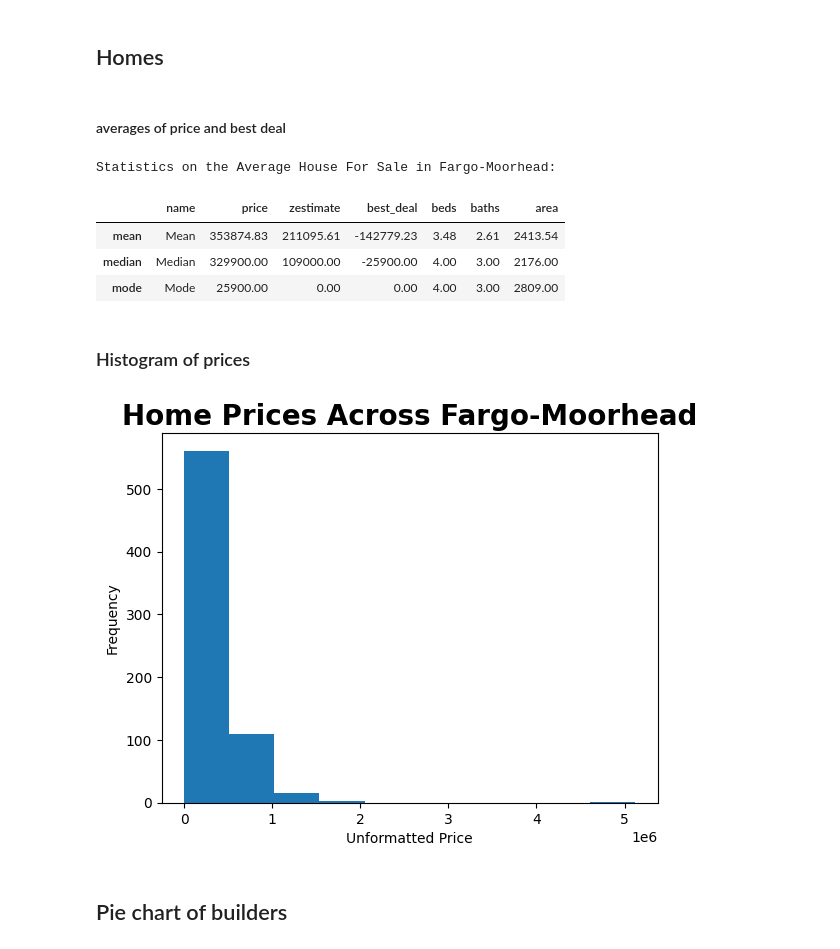
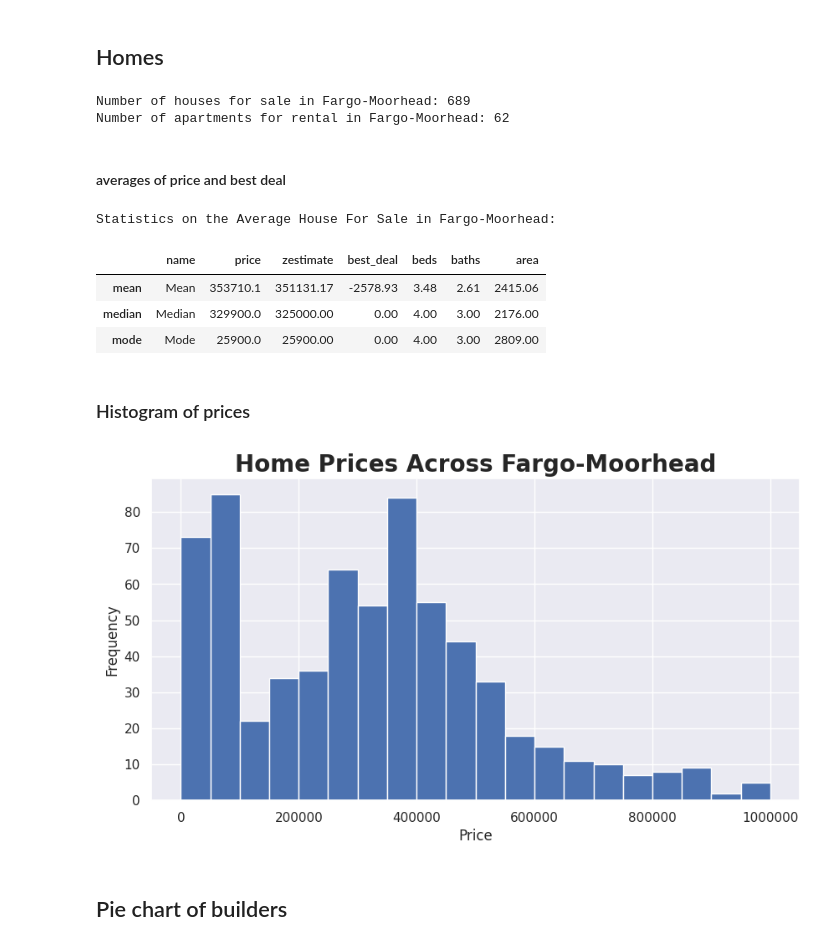
Before and after one commit to Dylanbbenson/Real_Estate_Data_Analysis, a Jupyter notebook: FM_Real_Estate_Analysis.ipynb, the cells around one changed output. Drawn from its saved outputs; the diff is of its cells as text; code cells hidden in the pictures.

```diff
--- a/FM_Real_Estate_Analysis.ipynb
+++ b/FM_Real_Estate_Analysis.ipynb
@@ -46,5 +14,39 @@ Number of apartments for rental in Fargo-Moorhead: 62
 # %% [markdown]
 ## Homes
+# %%
+city = 'Fargo-Moorhead'
+
+Home_file1 = pd.read_csv("./data/Fargo_Homes_ForSale.csv")
+Home_file2 = pd.read_csv("./data/Moorhead_Homes_ForSale.csv")
+Home_file3 = pd.read_csv("./data/West-fargo_Homes_ForSale.csv")
+
+df = Home_file1.append([Home_file2, Home_file3])
+
+apt_file1 = pd.read_csv("./data/Fargo_Apartments_ForRental.csv")
+apt_file2 = pd.read_csv("./data/Moorhead_Apartments_ForRental.csv")
+apt_file3 = pd.read_csv("./data/West-fargo_Apartments_ForRental.csv")
+
+df2 = apt_file1.append([apt_file2, apt_file3])
+
+null_price = df[df["unformattedPrice"].isnull()]
+null_price2 = df2[df2["unformattedPrice"].isnull()]
+df.drop(null_price.index, inplace=True)
+df2.drop(null_price2.index, inplace=True)
+
+df.loc[df['zestimate'] == 0, 'zestimate'] = df.loc[df['zestimate'] == 0, 'unformattedPrice']
+df.loc[df['zestimate'].isnull(), 'zestimate'] = df['unformattedPrice']
+df['best_deal'] = df['zestimate'] - df['unformattedPrice']
+df.sort_values("best_deal")
+
+df2.loc[df2['zestimate'] == 0, 'zestimate'] = df2.loc[df2['zestimate'] == 0, 'unformattedPrice']
+df2.loc[df2['zestimate'].isnull(), 'zestimate'] = df2['unformattedPrice']
+df2['best_deal'] = df2['zestimate'] - df2['unformattedPrice']
+df2.sort_values("unformattedPrice")
+print("Number of houses for sale in "+city+": "+str(len(df)))
+print("Number of apartments for rental in "+city+": "+str(len(df2)))
+# %% [output]
+Number of houses for sale in Fargo-Moorhead: 689
+Number of apartments for rental in Fargo-Moorhead: 62
 # %% [markdown]
 #### averages of price and best deal
 # %%
@@ -74,19 +76,22 @@ home_averages
 # %% [output]
 Statistics on the Average House For Sale in Fargo-Moorhead:
 |  | name | price | zestimate | best_deal | beds | baths | area |
-| mean | Mean | 353874.83 | 211095.61 | -142779.23 | 3.48 | 2.61 | 2413.54 |
-| median | Median | 329900.00 | 109000.00 | -25900.00 | 4.00 | 3.00 | 2176.00 |
-| mode | Mode | 25900.00 | 0.00 | 0.00 | 4.00 | 3.00 | 2809.00 |
+| mean | Mean | 353710.1 | 351131.17 | -2578.93 | 3.48 | 2.61 | 2415.06 |
+| median | Median | 329900.0 | 325000.00 | 0.00 | 4.00 | 3.00 | 2176.00 |
+| mode | Mode | 25900.0 | 25900.00 | 0.00 | 4.00 | 3.00 | 2809.00 |
 # %% [markdown]
 ### Histogram of prices
 # %%
-plt.hist(df['unformattedPrice'])
+sns.set(rc={"figure.figsize":(10, 5)})
+plt.hist(df['unformattedPrice'], range={0, 1000000}, bins=20)
 plt.xlabel('Unformatted Price')
 plt.ylabel('Frequency')
+plt.xlabel('Price')
 plt.title('Home Prices Across '+ city, fontdict={'size': 20, 'weight': 'bold'})
+plt.ticklabel_format(style='plain', axis="x")
 plt.show()
 # %% [output]
-[figure, old version]
+[figure, new version]
 # %% [markdown]
 ## Pie chart of builders
 # %%
```
Also changed, not shown: parts of 8 cells of this notebook, 1 other file.
